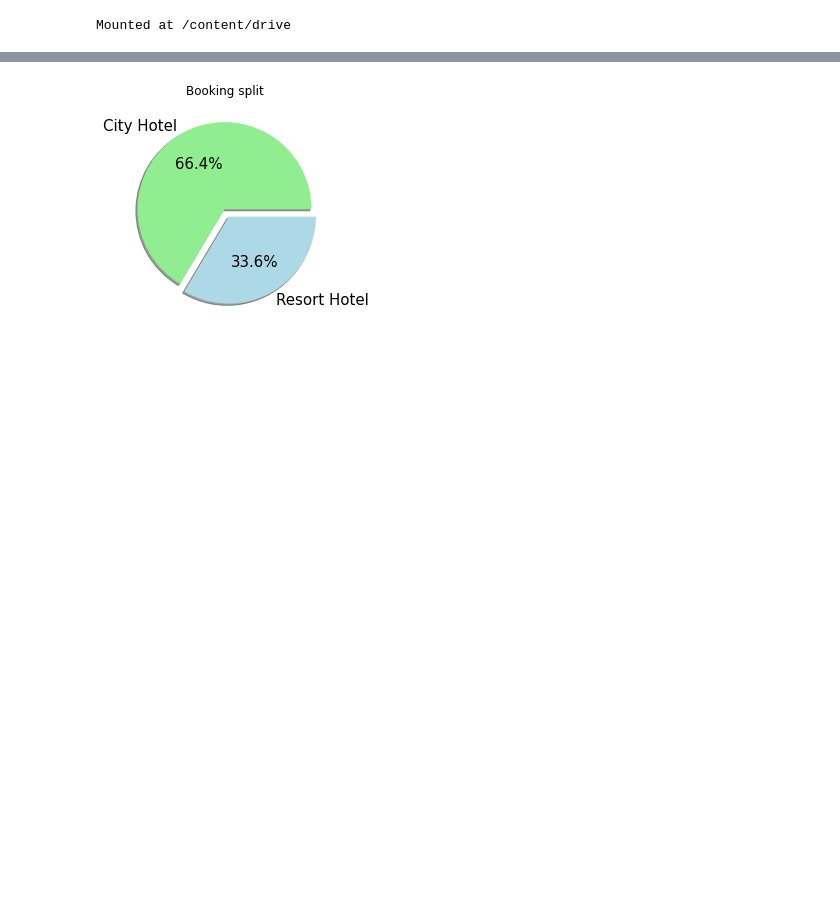
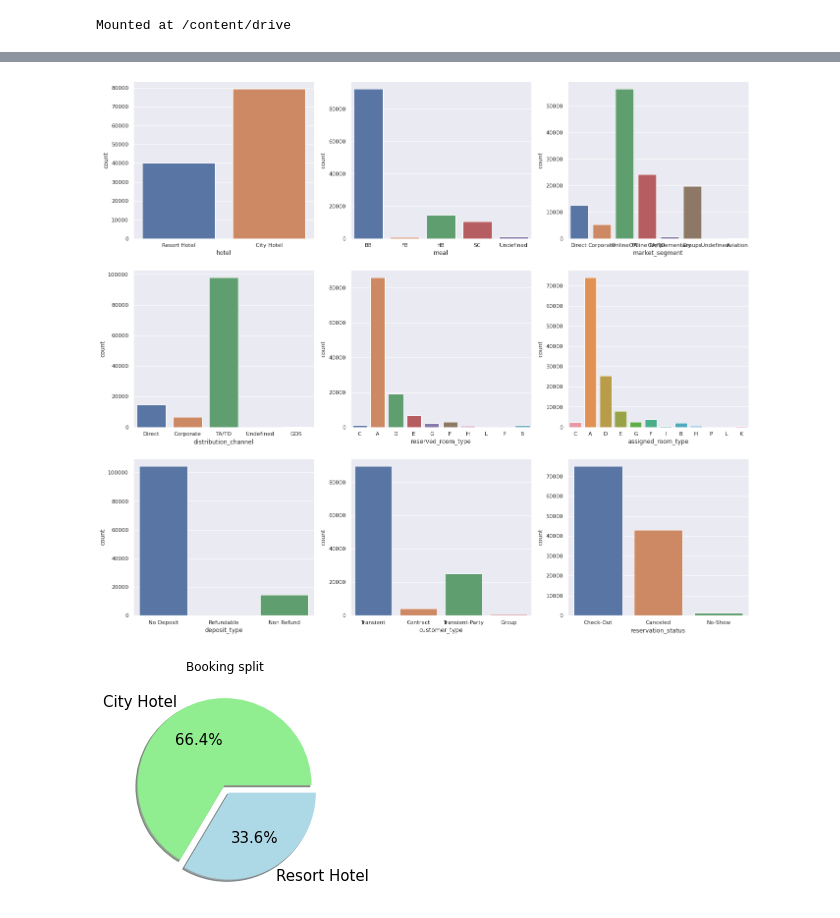
Before and after one commit to Sriharish19/EDA-Hotel-Booking-Capstone-Project-1, a Jupyter notebook: SH_Hotel_Booking_Capstone_Project.ipynb, the cells around one changed output, grey strips where cells are left out. Drawn from its saved outputs; the diff is of its cells as text; code cells hidden in the pictures; blank space fills up the shorter version.

```diff
--- a/SH_Hotel_Booking_Capstone_Project.ipynb
+++ b/SH_Hotel_Booking_Capstone_Project.ipynb
@@ -223,3 +164,13 @@ df.drop(['date_'], axis = 1,inplace=True)
+# %%
+# Count plot for Categorical variables
+lst_count = ['hotel', 'meal', 'market_segment', 'distribution_channel', 'reserved_room_type', 'assigned_room_type', 'deposit_type', 'customer_type', 'reservation_status']
+plt.figure(figsize = (20,20))
+sns.set_theme()
+for i in enumerate(lst_count):
+    plt.subplot(3, 3,i[0]+1)
+    sns.countplot(data = df, x = df[i[1]])
+# %% [output]
+[figure, added]
 # %%
 # Pie Chart representing Bookings
 
```
Also changed, not shown: parts of 13 cells of this notebook.
